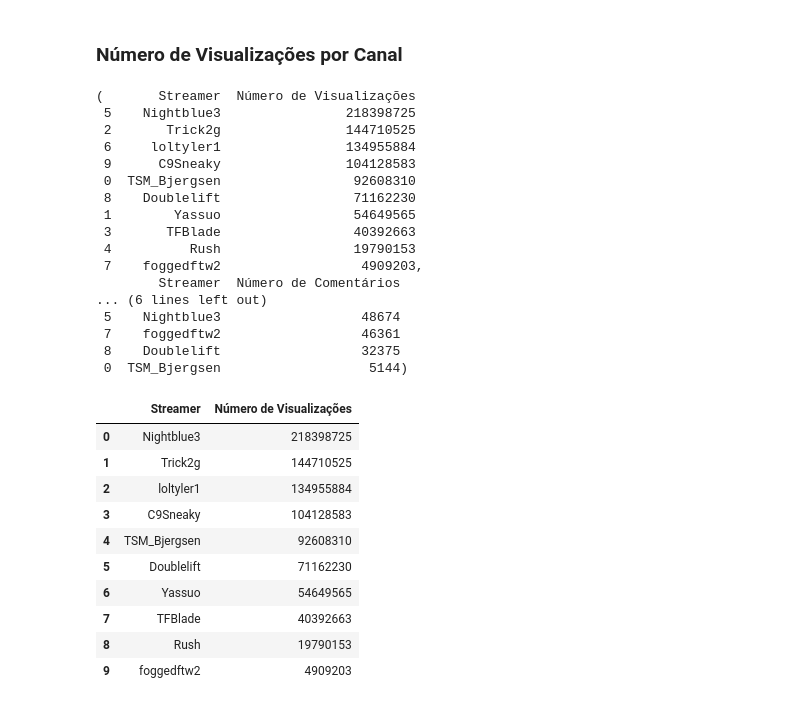
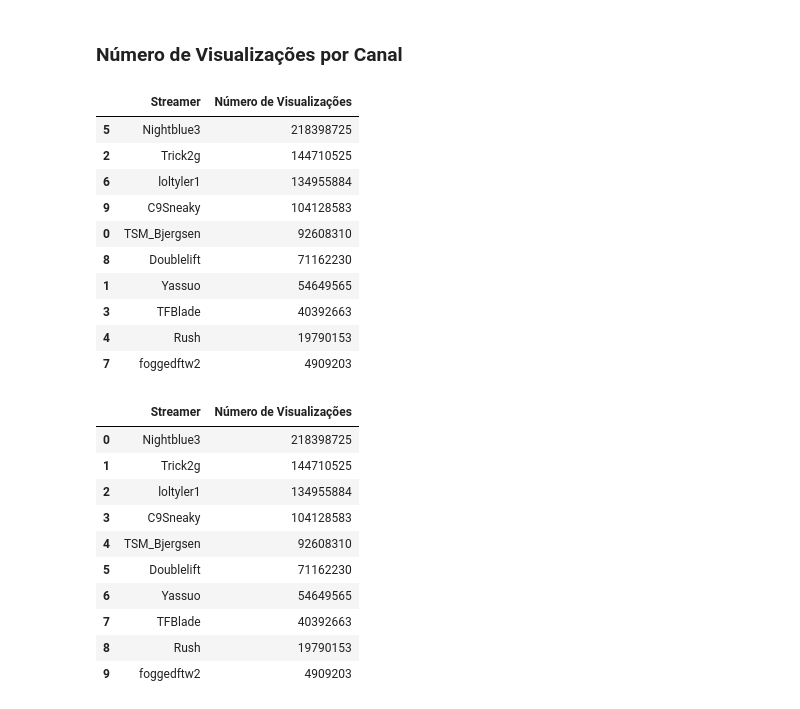
Before and after one commit to luizcchavesjr/Deteccao-de-Hate-Speech-e-Analise-de-Sentimentos-em-comentarios-do-jogo-League-of-Legends-Twitch.tv, a Jupyter notebook: Twitch_HS_Detector/Twitch_HS_Detector.ipynb, the cells around one changed output. Cells and saved outputs as stored; diff of their text form; code cells hidden in the pictures.

```diff
--- a/Twitch_HS_Detector/Twitch_HS_Detector.ipynb
+++ b/Twitch_HS_Detector/Twitch_HS_Detector.ipynb
@@ -93,22 +93,16 @@ df_com = df_com.sort_values(by='Número de Comentários',ascending=False)
 #df_now.to_csv(r'Num_visualizações/Num_views_ch.csv', index = None, header=True,sep='\t')
 #df_com.to_csv(r'Num_visualizações/Num_comments_ch.csv', index = None, header=True,sep='\t')
 # %%
-df_now,df_com
+df_now
 # %% [output]
-(       Streamer  Número de Visualizações
- 5    Nightblue3                218398725
- 2       Trick2g                144710525
- 6     loltyler1                134955884
- 9      C9Sneaky                104128583
- 0  TSM_Bjergsen                 92608310
- 8    Doublelift                 71162230
- 1        Yassuo                 54649565
- 3       TFBlade                 40392663
- 4          Rush                 19790153
- 7    foggedftw2                  4909203,
-        Streamer  Número de Comentários
-... (6 lines left out)
- 5    Nightblue3                  48674
- 7    foggedftw2                  46361
- 8    Doublelift                  32375
- 0  TSM_Bjergsen                   5144)
+|  | Streamer | Número de Visualizações |
+| 5 | Nightblue3 | 218398725 |
+| 2 | Trick2g | 144710525 |
+| 6 | loltyler1 | 134955884 |
+| 9 | C9Sneaky | 104128583 |
+| 0 | TSM_Bjergsen | 92608310 |
+| 8 | Doublelift | 71162230 |
+| 1 | Yassuo | 54649565 |
+| 3 | TFBlade | 40392663 |
+| 4 | Rush | 19790153 |
+| 7 | foggedftw2 | 4909203 |
```
Also changed, not shown: parts of 2 cells of this notebook.
